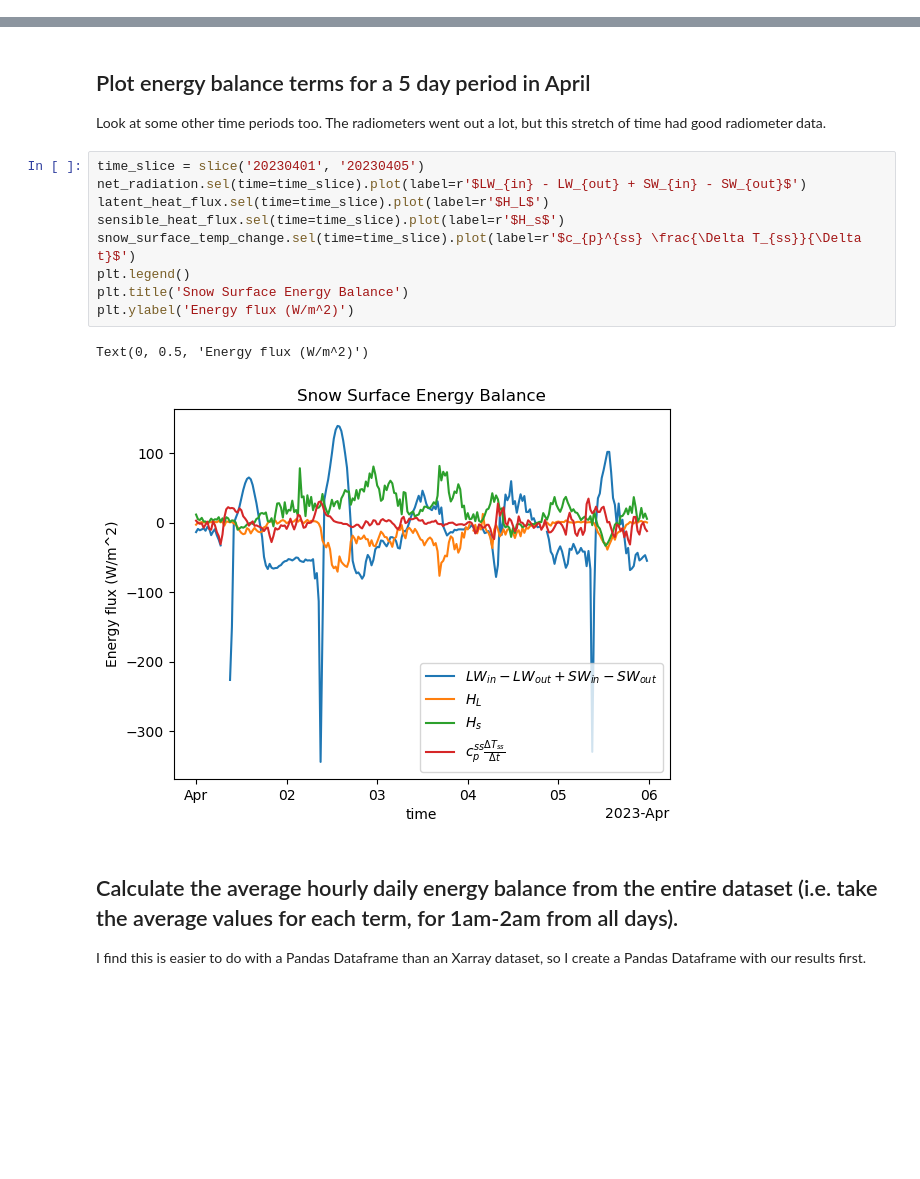
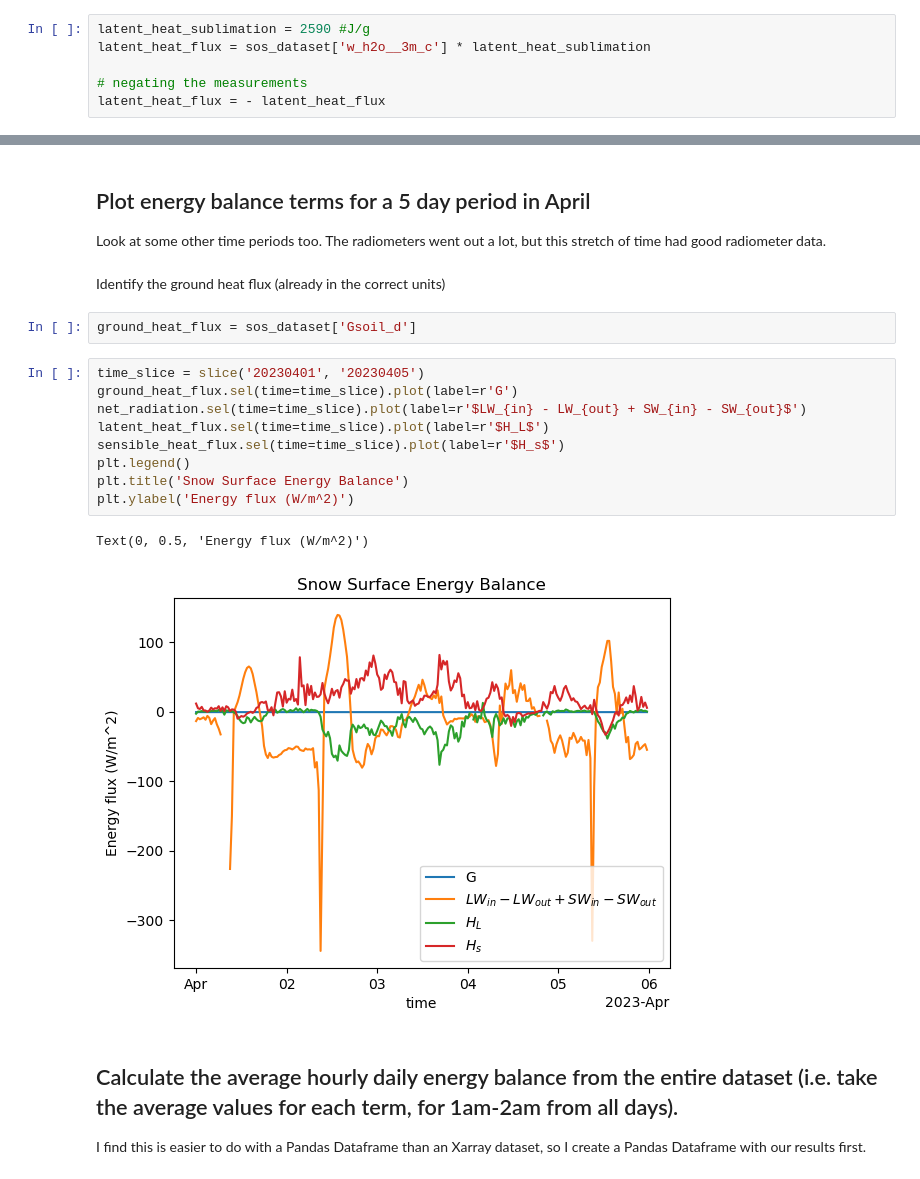
Before and after one commit to Mountain-Hydrology-Research-Group/snow-hydrology, a Jupyter notebook: modules/lab3/lab3-2.ipynb, the cells around one changed output, grey strips where cells are left out. Cells and saved outputs as stored; diff of their text form; blank space fills up the shorter version.

Commit message:
update module to explain snowpack energy balance, not snow-surface energy balance

```diff
--- a/modules/lab3/lab3-2.ipynb
+++ b/modules/lab3/lab3-2.ipynb
@@ -109,6 +96,12 @@ net_radiation = sos_dataset['Rsw_in_9m_d'] - sos_dataset['Rsw_out_9m_d'] + sos_d
 ### Calculate latent heat flux in energy units
 
 Note that the measurement `w_h2o__3m_c` is latent heat flux *away* from the snow pack, so in terms of snowpack surface energy, positive `w_h2o__3m_c` is energy lost, and so we need to negate the measurements.
+# %%
+latent_heat_sublimation = 2590 #J/g
+latent_heat_flux = sos_dataset['w_h2o__3m_c'] * latent_heat_sublimation
+
+# negating the measurements
+latent_heat_flux = - latent_heat_flux
 # %% [markdown]
 ### Calculate sensible heat flux in energy units
 Same as above, we need to negate the measurements
@@ -143,18 +136,22 @@ snow_surface_temp_change = delta_Tss_over_delta_t * specific_heat_capacity_ice *
 ## Plot energy balance terms for a 5 day period in April
 
 Look at some other time periods too. The radiometers went out a lot, but this stretch of time had good radiometer data.
+# %% [markdown]
+Identify the ground heat flux (already in the correct units)
+# %%
+ground_heat_flux = sos_dataset['Gsoil_d']
 # %%
 time_slice = slice('20230401', '20230405')
+ground_heat_flux.sel(time=time_slice).plot(label=r'G')
 net_radiation.sel(time=time_slice).plot(label=r'$LW_{in} - LW_{out} + SW_{in} - SW_{out}$')
 latent_heat_flux.sel(time=time_slice).plot(label=r'$H_L$')
 sensible_heat_flux.sel(time=time_slice).plot(label=r'$H_s$')
-snow_surface_temp_change.sel(time=time_slice).plot(label=r'$c_{p}^{ss} \frac{\Delta T_{ss}}{\Delta t}$')
 plt.legend()
 plt.title('Snow Surface Energy Balance')
 plt.ylabel('Energy flux (W/m^2)')
 # %% [output]
 Text(0, 0.5, 'Energy flux (W/m^2)')
-[figure, old version]
+[figure, new version]
 # %% [markdown]
 ## Calculate the average hourly daily energy balance from the entire dataset (i.e. take the average values for each term, for 1am-2am from all days).
 
```
Also changed, not shown: parts of 13 cells of this notebook, 1 other file.
